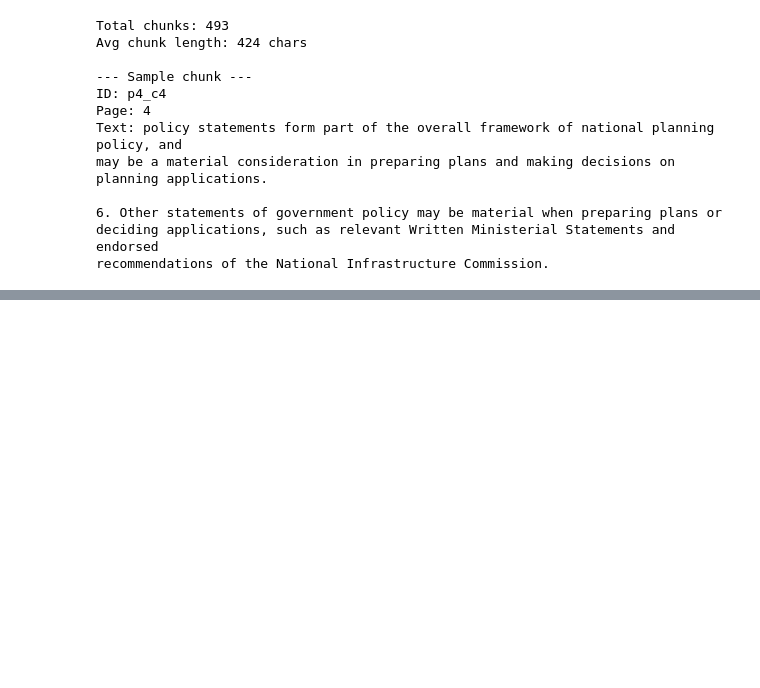
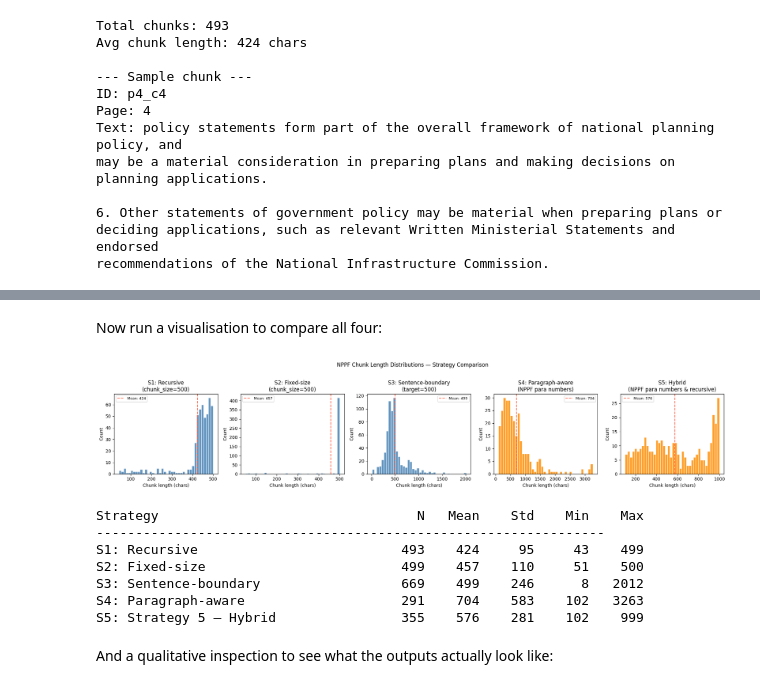
Before and after one commit to pjay42-stow/rag-planning-policy, a Jupyter notebook: notebooks/01_chunking.ipynb, the cells around one changed output, grey strips where cells are left out. Cells and saved outputs as stored; diff of their text form; code cells hidden in the pictures; blank space fills up the shorter version.

Commit message:
Second session to work on chunking strategy. Also update the requirements document to reflect fresh install that was needed.

```diff
--- a/notebooks/01_chunking.ipynb
+++ b/notebooks/01_chunking.ipynb
@@ -79,0 +313,54 @@ recommendations of the National Infrastructure Commission.
+# %% [markdown]
+Now run a visualisation to compare all four:
+# %%
+# ── Compare chunk length distributions ───────────────────────────────────────
+s1_lengths = [len(c["text"]) for c in chunks]           # your recursive splitter
+s2_lengths = [len(c["text"]) for c in fixed_chunks]
+s3_lengths = [len(c["text"]) for c in sentence_chunks]
+s4_lengths = [len(c["text"]) for c in para_chunks]
+s5_lengths = [len(c["text"]) for c in hybrid_chunks]
+
+fig, axes = plt.subplots(1, 5, figsize=(20, 4), sharey=False)
+labels = [
+    "S1: Recursive\n(chunk_size=500)",
+    "S2: Fixed-size\n(chunk_size=500)",
+    "S3: Sentence-boundary\n(target=500)",
+    "S4: Paragraph-aware\n(NPPF para numbers)",
+    "S5: Hybrid\n(NPPF para numbers & recursive)"
+]
+all_chunks = [s1_lengths, s2_lengths, s3_lengths, s4_lengths, s5_lengths]
+colours = ["steelblue", "steelblue", "steelblue", "darkorange", "darkorange"]
+
+for ax, lengths, label, colour in zip(axes, all_chunks, labels, colours):
+    ax.hist(lengths, bins=40, color=colour, edgecolor="white", alpha=0.85)
+    ax.axvline(np.mean(lengths), color="tomato", linestyle="--",
+               label=f"Mean: {np.mean(lengths):.0f}")
+    ax.set_title(label)
+    ax.set_xlabel("Chunk length (chars)")
+    ax.set_ylabel("Count")
+    ax.legend(fontsize=8)
+
+plt.suptitle("NPPF Chunk Length Distributions — Strategy Comparison", y=1.02)
+plt.tight_layout()
+plt.show()
+
+# Summary stats
+print(f"{'Strategy':<35} {'N':>6} {'Mean':>6} {'Std':>6} {'Min':>6} {'Max':>6}")
+print("-" * 65)
+for label, lengths in zip(
+    ["S1: Recursive", "S2: Fixed-size", "S3: Sentence-boundary", "S4: Paragraph-aware", "S5: Strategy 5 — Hybrid"],
+    all_chunks
+):
+    print(f"{label:<35} {len(lengths):>6} {np.mean(lengths):>6.0f} "
+          f"{np.std(lengths):>6.0f} {min(lengths):>6} {max(lengths):>6}")
+# %% [output]
+[figure, added]
+Strategy                                 N   Mean    Std    Min    Max
+-----------------------------------------------------------------
+S1: Recursive                          493    424     95     43    499
+S2: Fixed-size                         499    457    110     51    500
+S3: Sentence-boundary                  669    499    246      8   2012
+S4: Paragraph-aware                    291    704    583    102   3263
+S5: Strategy 5 — Hybrid                355    576    281    102    999
+# %% [markdown]
+And a qualitative inspection to see what the outputs actually look like:
```
Also changed, not shown: parts of 12 cells of this notebook, 2 other files.
